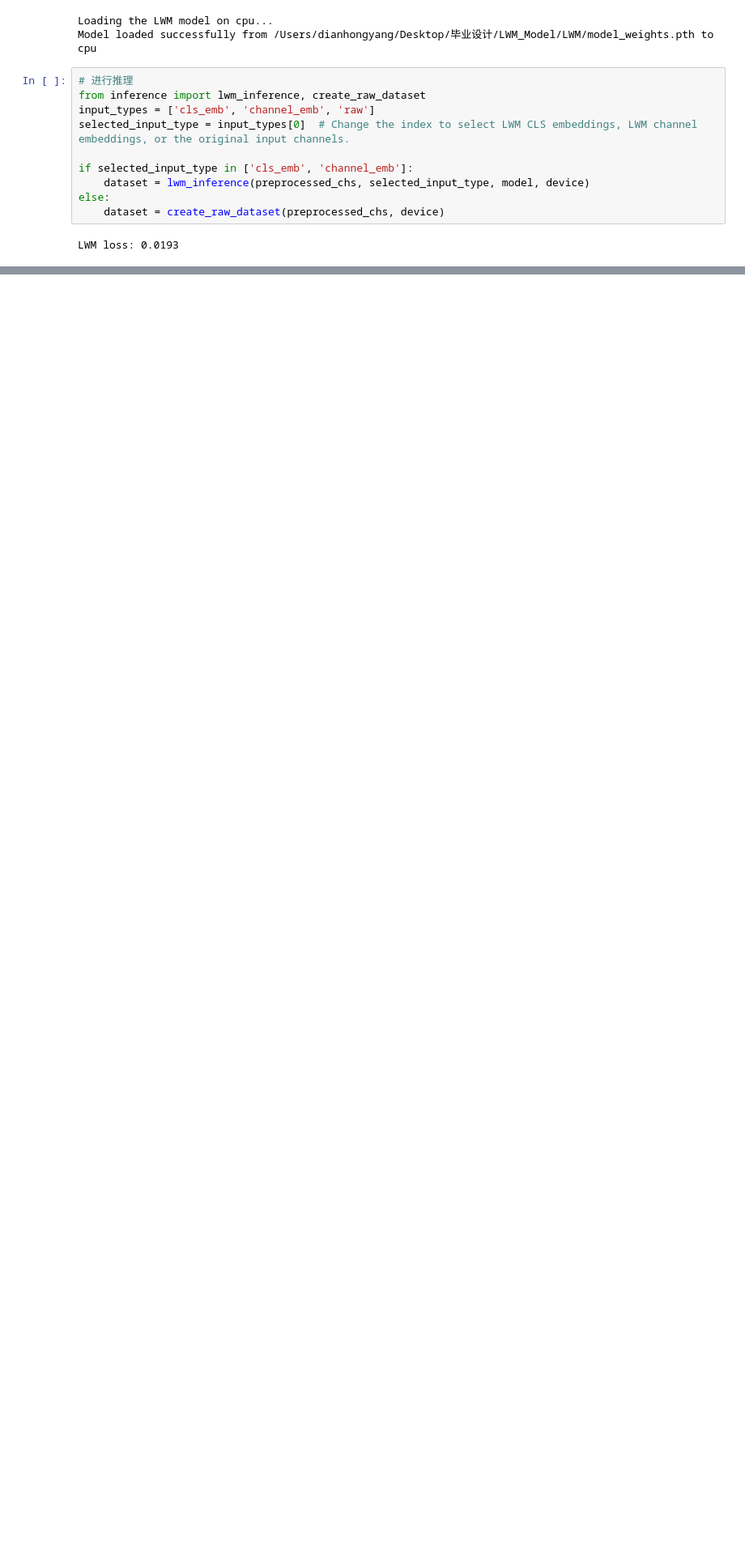
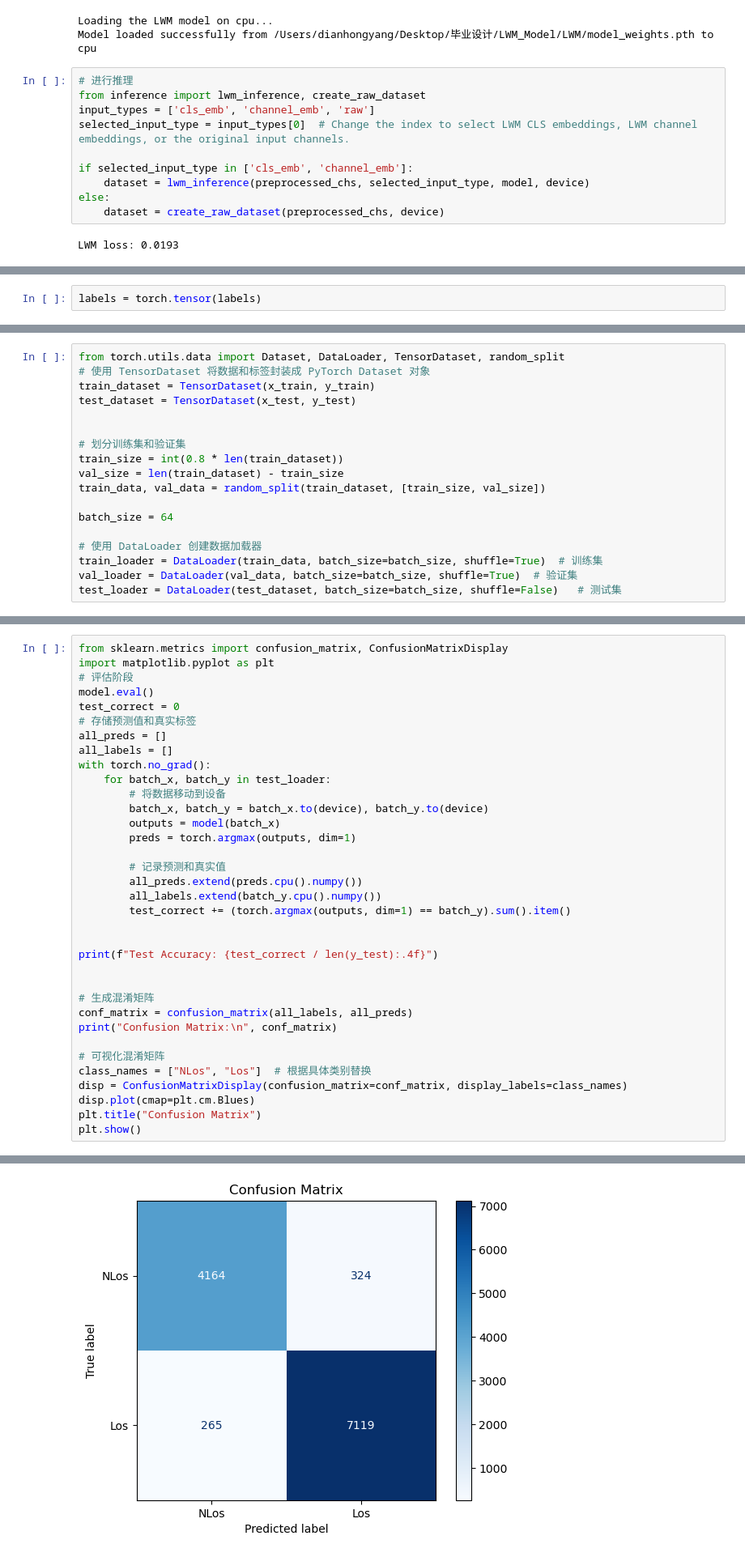
Before and after one commit to Markydh/LWM_Model, a Jupyter notebook: LWM/main.ipynb, the cells around one changed output, grey strips where cells are left out. Shown: that part at 81% size. Saved outputs shown, nothing was run; the diff lists cells and outputs as text; blank space fills up the shorter version.

```diff
--- a/LWM/main.ipynb
+++ b/LWM/main.ipynb
@@ -65,0 +102,2 @@ LWM loss: 0.0193
+# %%
+labels = torch.tensor(labels)
@@ -65,0 +137,18 @@ LWM loss: 0.0193
+# %%
+from torch.utils.data import Dataset, DataLoader, TensorDataset, random_split
+# 使用 TensorDataset 将数据和标签封装成 PyTorch Dataset 对象
+train_dataset = TensorDataset(x_train, y_train)
+test_dataset = TensorDataset(x_test, y_test)
+
+
+# 划分训练集和验证集
+train_size = int(0.8 * len(train_dataset))
+val_size = len(train_dataset) - train_size
+train_data, val_data = random_split(train_dataset, [train_size, val_size])
+
+batch_size = 64
+
+# 使用 DataLoader 创建数据加载器
+train_loader = DataLoader(train_data, batch_size=batch_size, shuffle=True)  # 训练集
+val_loader = DataLoader(val_data, batch_size=batch_size, shuffle=True)  # 验证集
+test_loader = DataLoader(test_dataset, batch_size=batch_size, shuffle=False)   # 测试集
@@ -65,0 +200,36 @@ LWM loss: 0.0193
+# %%
+from sklearn.metrics import confusion_matrix, ConfusionMatrixDisplay
+import matplotlib.pyplot as plt
+# 评估阶段
+model.eval()
+test_correct = 0
+# 存储预测值和真实标签
+all_preds = []
+all_labels = []
+with torch.no_grad():
+    for batch_x, batch_y in test_loader:
+        # 将数据移动到设备
+        batch_x, batch_y = batch_x.to(device), batch_y.to(device)
+        outputs = model(batch_x)
+        preds = torch.argmax(outputs, dim=1)
+
+        # 记录预测和真实值
+        all_preds.extend(preds.cpu().numpy())
+        all_labels.extend(batch_y.cpu().numpy())
+        test_correct += (torch.argmax(outputs, dim=1) == batch_y).sum().item()
+
+
+print(f"Test Accuracy: {test_correct / len(y_test):.4f}")
+
+
+# 生成混淆矩阵
+conf_matrix = confusion_matrix(all_labels, all_preds)
+print("Confusion Matrix:\n", conf_matrix)
+
+# 可视化混淆矩阵
+class_names = ["NLos", "Los"]  # 根据具体类别替换
+disp = ConfusionMatrixDisplay(confusion_matrix=conf_matrix, display_labels=class_names)
+disp.plot(cmap=plt.cm.Blues)
+plt.title("Confusion Matrix")
+plt.show()
+# %% [output]
@@ -65,0 +240 @@ LWM loss: 0.0193
+[figure, added]
```
Also changed, not shown: parts of 9 cells of this notebook, 7 other files.
